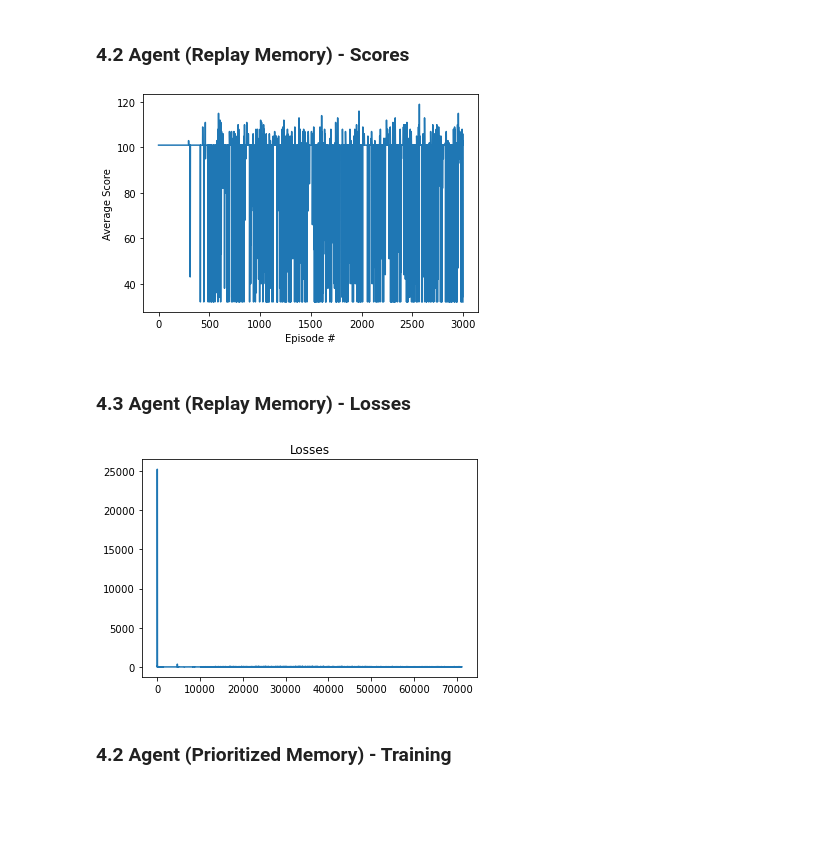
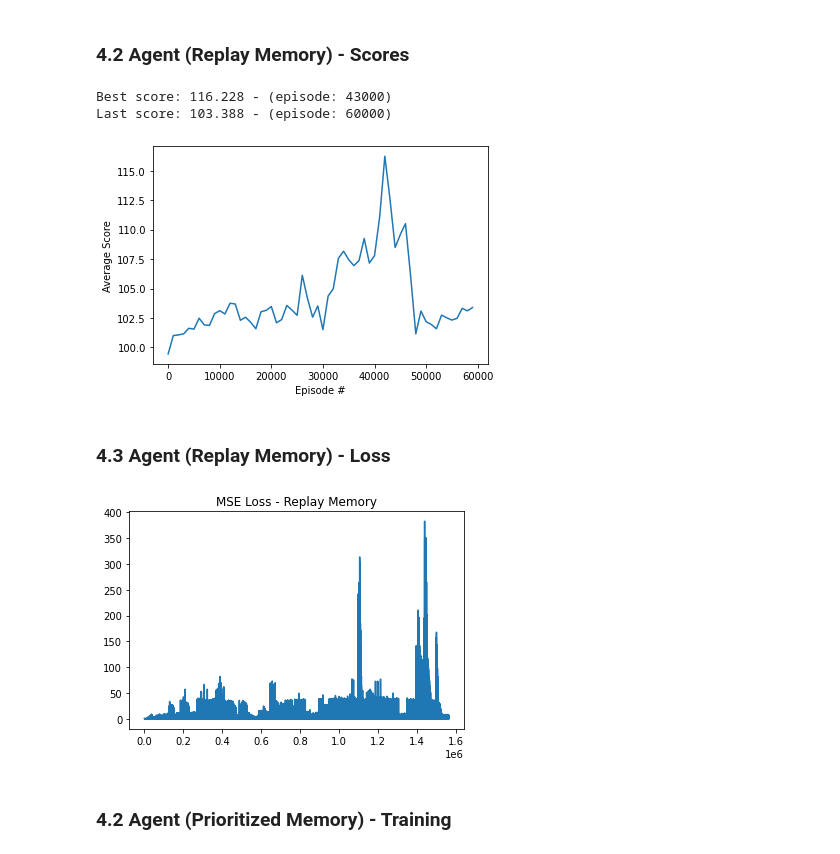
Before and after one commit to DougTrajano/drl-flappy-bird, a Jupyter notebook: notebooks/DQN.ipynb, the cells around one changed output. Drawn from its saved outputs; the diff is of its cells as text; code cells hidden in the pictures; blank space fills up the shorter version.

```diff
--- a/notebooks/DQN.ipynb
+++ b/notebooks/DQN.ipynb
@@ -93,9 +92,21 @@ def reshape_image(image: np.ndarray, shape: tuple):
     Returns:
     - Reshaped image.
     """
+    import cv2
     return cv2.resize(image, shape)
 
 def custom_prep_state(state: np.ndarray) -> np.ndarray:
+    """
+    Custom preprocessing of the state.
+
+    This function replaces the default preprocessing of the state of the agent (prep_state())
+
+    Args:
+    - state: State to preprocess.
+
+    Returns:
+    - Preprocessed state.
+    """
     # Reshape the image to 84x84
     #state = reshape_image(state, (84, 84))
 
@@ -175,23 +196,32 @@ Wall time: 16min 28s
 True
 # %% [markdown]
 ### 4.2 Agent (Replay Memory) - Scores
+# %%
+print(f"Best score: {trainer.best_score} - (episode: {trainer.best_episode})")
+print(f"Last score: {trainer.last_score} - (episode: {trainer.last_episode})")
+# %% [output]
+Best score: 116.228 - (episode: 43000)
+Last score: 103.388 - (episode: 60000)
 # %%
+avg_scores = aggregate_list(trainer.scores, trainer_args["print_range"])
+x = [i*trainer_args["print_range"] for i in range(len(avg_scores))]
+
 fig = plt.figure()
 ax = fig.add_subplot(111)
-plt.plot(np.arange(len(trainer.scores)), trainer.scores)
+plt.plot(x, avg_scores)
 plt.ylabel("Average Score")
 plt.xlabel("Episode #")
 plt.show()
 # %% [output]
-[figure, old version]
+[figure, new version]
 # %% [markdown]
-### 4.3 Agent (Replay Memory) - Losses
+### 4.3 Agent (Replay Memory) - Loss
 # %%
 plt.plot(agent.losses)
-plt.title("Losses")
+plt.title("MSE Loss - Replay Memory")
 plt.show()
 # %% [output]
-[figure, old version]
+[figure, new version]
 # %% [markdown]
 ### 4.2 Agent (Prioritized Memory) - Training
 # %%
```
Also changed, not shown: parts of 19 cells of this notebook, 25 other files.
